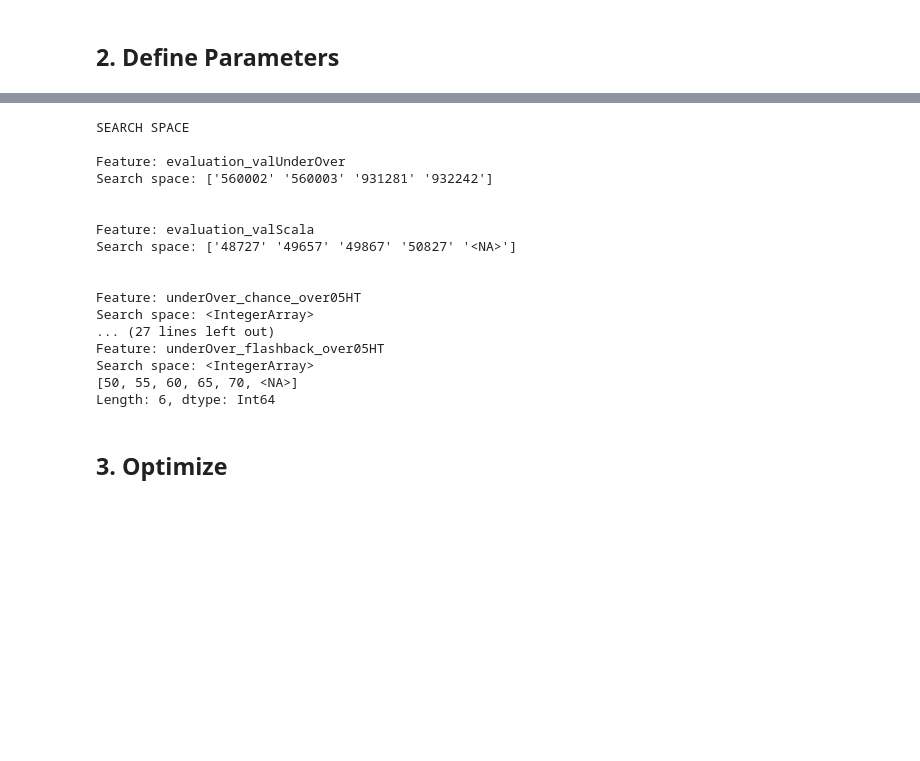
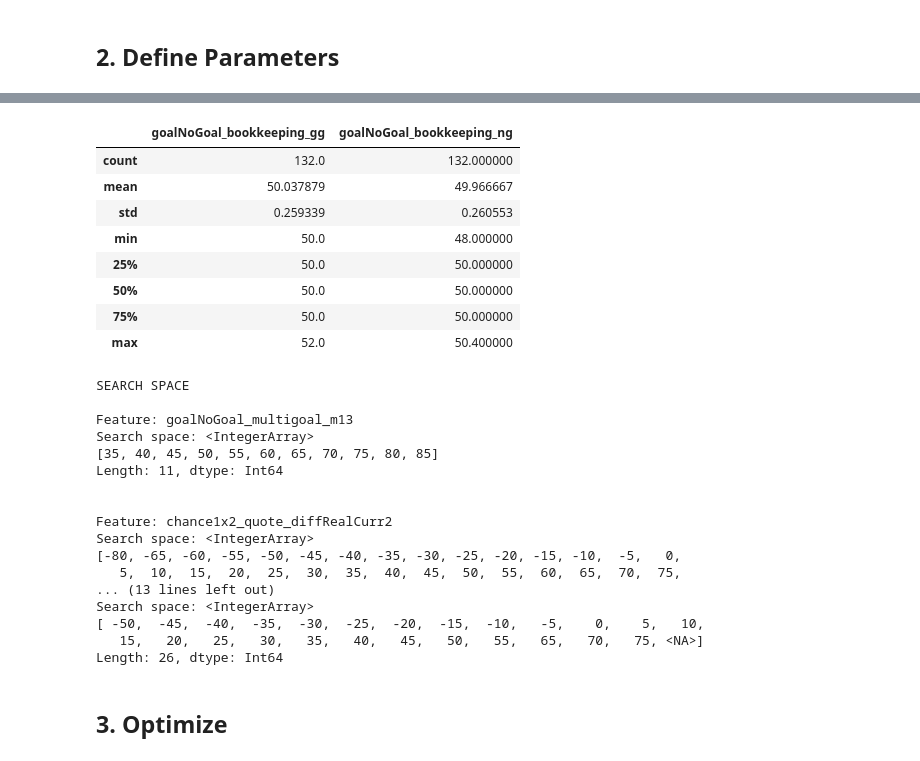
Before and after one commit to NickOLeeney/bet-master-analytics, a Jupyter notebook: src/models/goal_ht/optuna_pipeline.ipynb, the cells around one changed output, grey strips where cells are left out. Saved outputs shown, nothing was run; the diff lists cells and outputs as text; code cells hidden in the pictures; blank space fills up the shorter version.

```diff
--- a/src/models/goal_ht/optuna_pipeline.ipynb
+++ b/src/models/goal_ht/optuna_pipeline.ipynb
@@ -58,21 +128,35 @@ features_tot = chance_features + goalNoGoal_features + underOver_features + eval
+# %%
+df[['goalNoGoal_bookkeeping_gg','goalNoGoal_bookkeeping_ng']].describe()
+# %% [output]
+|  | goalNoGoal_bookkeeping_gg | goalNoGoal_bookkeeping_ng |
+| count | 132.0 | 132.000000 |
+| mean | 50.037879 | 49.966667 |
+| std | 0.259339 | 0.260553 |
+| min | 50.0 | 48.000000 |
+| 25% | 50.0 | 50.000000 |
+| 50% | 50.0 | 50.000000 |
+| 75% | 50.0 | 50.000000 |
+| max | 52.0 | 50.400000 |
 # %%
 # Define features and relative step
+
 feature_bins_map = {
-    'evaluation_valUnderOver': None,
-    'evaluation_valScala': None,
-    'underOver_chance_over05HT': 5,
-    'underOver_quote_diffInitialCurrO': 1,
-    'underOver_comparison_affini': 500,
-    'underOver_comparison_flashback': 250,
-    'underOver_flashback_over05HT': 5,
-    # 'chance1x2_bookkeeping_status': 4,
-    # 'underOver_chance_over15HT': 5
-}
+    'goalNoGoal_multigoal_m13': 5,
+    'chance1x2_quote_diffRealCurr2': 5,
+    'goalNoGoal_stats_avgGoalTakenHome': 0.2,
+    'goalNoGoal_stats_avgGoalAway': 0.2,
+    'chance1x2_quote_diffInitialCurr2': 5,
+    # 'underOver_quote_realU': 0.2,
+    # 'underOver_quote_realO': 0.2,
+    # 'goalNoGoal_chance_goalHome': 5,
+    # 'chance1x2_quote_current1': 0.2,
+    # 'underOver_quote_diffRealCurrU': 5
+ }
 
 
 objective_hyperparameters = {
     "n_trials": 500, # 500 - 1000
-    "n_studies": 20, # 50
+    "n_studies": 50, # 50
     "min_obs": 100,
     "lambda": 1, # 0.5, 1, 2
     "tpe_sampler":
@@ -100,21 +184,21 @@ for feat in feature_bins_map.keys():
 # %% [output]
 SEARCH SPACE
 
-Feature: evaluation_valUnderOver
-Search space: ['560002' '560003' '931281' '932242']
+Feature: goalNoGoal_multigoal_m13
+Search space: <IntegerArray>
+[35, 40, 45, 50, 55, 60, 65, 70, 75, 80, 85]
+Length: 11, dtype: Int64
 
 
-Feature: evaluation_valScala
-Search space: ['48727' '49657' '49867' '50827' '<NA>']
-
-
-Feature: underOver_chance_over05HT
+Feature: chance1x2_quote_diffRealCurr2
 Search space: <IntegerArray>
-... (27 lines left out)
-Feature: underOver_flashback_over05HT
+[-80, -65, -60, -55, -50, -45, -40, -35, -30, -25, -20, -15, -10,  -5,   0,
+   5,  10,  15,  20,  25,  30,  35,  40,  45,  50,  55,  60,  65,  70,  75,
+... (13 lines left out)
 Search space: <IntegerArray>
-[50, 55, 60, 65, 70, <NA>]
-Length: 6, dtype: Int64
+[ -50,  -45,  -40,  -35,  -30,  -25,  -20,  -15,  -10,   -5,    0,    5,   10,
+   15,   20,   25,   30,   35,   40,   45,   50,   55,   65,   70,   75, <NA>]
+Length: 26, dtype: Int64
 # %% [markdown]
 ## 3. Optimize
 # %%
```
Also changed, not shown: parts of 14 cells of this notebook, 13 other files.
